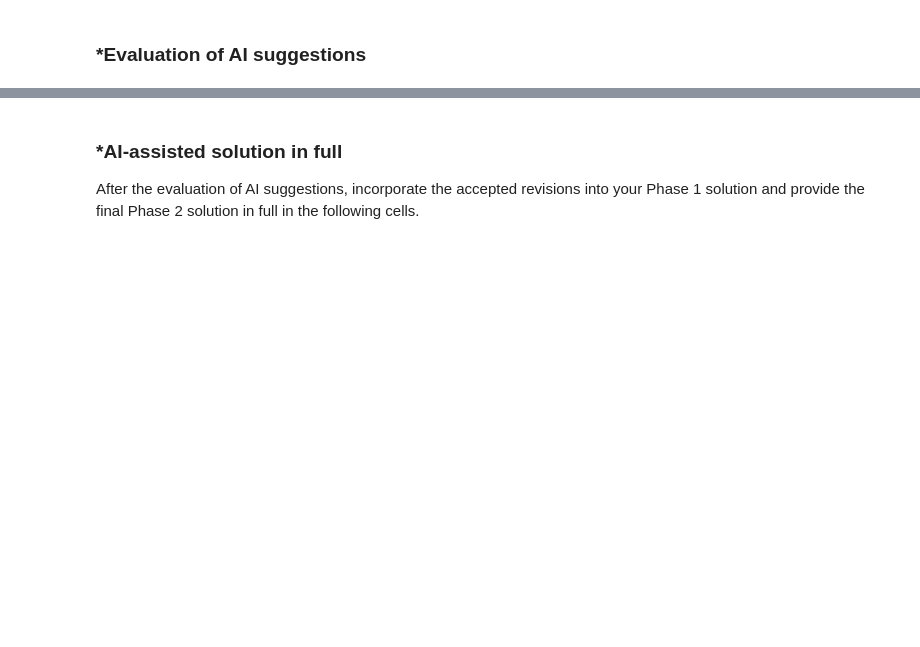
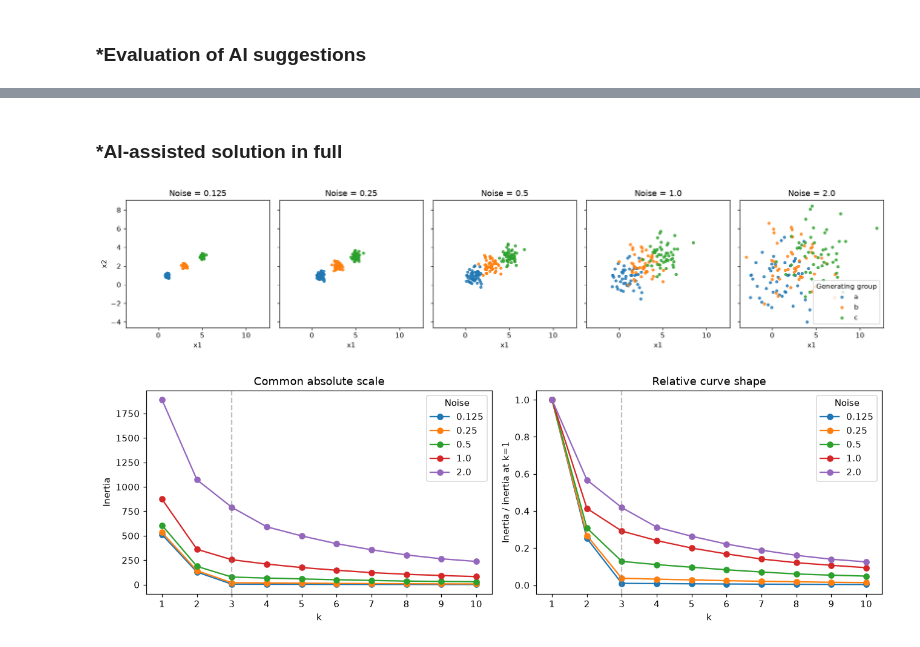
Before and after one commit to yilinw762/A04-clustering, a Jupyter notebook: notebook.ipynb, the cells around one changed output, grey strips where cells are left out. Saved outputs shown, nothing was run; the diff lists cells and outputs as text; code cells hidden in the pictures; blank space fills up the shorter version.

Commit message:
Finished phase 2

```diff
--- a/notebook.ipynb
+++ b/notebook.ipynb
@@ -382,3 +390,2 @@ Keep Phase 1 frozen.
 # %% [markdown]
 ### *AI-assisted solution in full
-After the evaluation of AI suggestions, incorporate the accepted revisions into your Phase 1 solution and provide the final Phase 2 solution in full in the following cells.
@@ -386,0 +451,46 @@ After the evaluation of AI suggestions, incorporate the accepted revisions into
+# %%
+# Q1.1: reproduce the supplied simulation without changing the global RNG.
+def create_data_phase2(noise, N=50):
+    rng = np.random.RandomState(SEED)
+    groups = []
+    for group, center in zip('abc', [(1, 1), (3, 2), (5, 3)]):
+        groups.append(pd.DataFrame({'x1': rng.normal(center[0], noise, N),
+                                    'x2': rng.normal(center[1], noise, N),
+                                    'group': group}))
+    return pd.concat(groups, ignore_index=True)
+
+noise_levels = [0.125, 0.25, 0.5, 1.0, 2.0]
+simulations = {noise: create_data_phase2(noise) for noise in noise_levels}
+df0_125_p2, df0_25_p2, df0_5_p2, df1_0_p2, df2_0_p2 = simulations.values()
+assert all(frame.shape == (150, 3) for frame in simulations.values())
+
+# Q1.2: common axes keep visual comparisons meaningful.
+fig, axes = plt.subplots(1, 5, figsize=(16, 3.5), sharex=True, sharey=True)
+for ax, (noise, frame) in zip(axes, simulations.items()):
+    for group, points in frame.groupby('group'):
+        ax.scatter(points['x1'], points['x2'], label=group, s=12, alpha=0.8)
+    ax.set(title=f'Noise = {noise}', xlabel='x1')
+axes[0].set_ylabel('x2')
+axes[-1].legend(title='Generating group')
+plt.tight_layout()
+plt.show()
+
+# Q1.3: show absolute variation and relative curve shape side by side.
+simulation_inertias = {noise: scree_values(frame[['x1', 'x2']])
+                      for noise, frame in simulations.items()}
+fig, axes = plt.subplots(1, 2, figsize=(12, 4))
+for noise, inertia in simulation_inertias.items():
+    axes[0].plot(K_VALUES, inertia, 'o-', label=str(noise))
+    axes[1].plot(K_VALUES, inertia / inertia[0], 'o-', label=str(noise))
+for ax in axes:
+    ax.set_xlabel('k')
+    ax.set_xticks(K_VALUES)
+    ax.axvline(3, color='gray', linestyle='--', alpha=0.5)
+    ax.legend(title='Noise')
+axes[0].set(ylabel='Inertia', title='Common absolute scale')
+axes[1].set(ylabel='Inertia / inertia at k=1', title='Relative curve shape')
+plt.tight_layout()
+plt.show()
+# %% [output]
+[figure, added]
+[figure, added]
```
Also changed, not shown: parts of 21 cells of this notebook.
